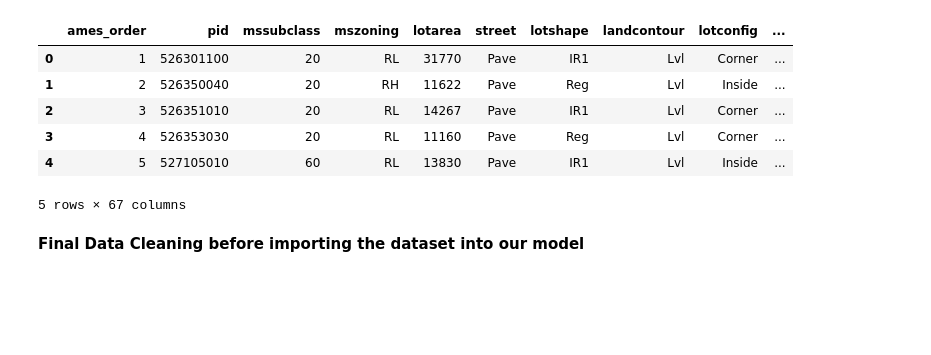
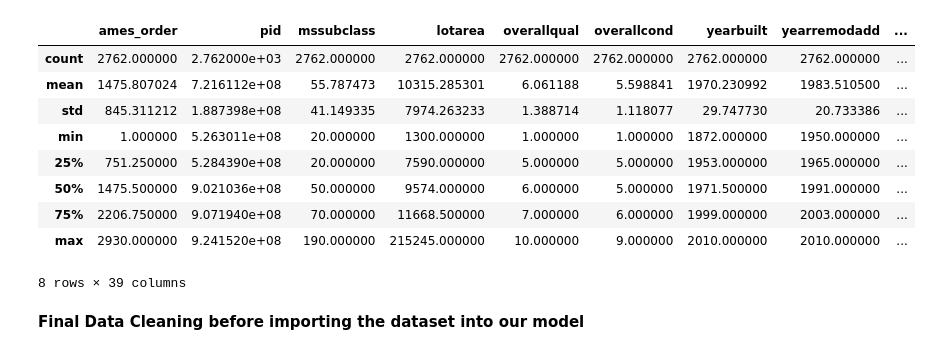
Before and after one commit to yajingran/group_2_final_project, a Jupyter notebook: Deep Learning Model - House Price Prediction.ipynb, the cells around one changed output. Saved outputs shown, nothing was run; the diff lists cells and outputs as text; code cells hidden in the pictures; blank space fills up the shorter version.

```diff
--- a/Deep Learning Model - House Price Prediction.ipynb
+++ b/Deep Learning Model - House Price Prediction.ipynb
@@ -44,14 +44,18 @@ import csv
 # %%
 df = pd.read_csv('Resources/cleaned_ames_dataset.csv')
 df.head()
+df.describe()
 # %% [output]
-|  | ames_order | pid | mssubclass | mszoning | lotarea | street | lotshape | landcontour | lotconfig | ... |
-| 0 | 1 | 526301100 | 20 | RL | 31770 | Pave | IR1 | Lvl | Corner | ... |
-| 1 | 2 | 526350040 | 20 | RH | 11622 | Pave | Reg | Lvl | Inside | ... |
-| 2 | 3 | 526351010 | 20 | RL | 14267 | Pave | IR1 | Lvl | Corner | ... |
-| 3 | 4 | 526353030 | 20 | RL | 11160 | Pave | Reg | Lvl | Corner | ... |
-| 4 | 5 | 527105010 | 60 | RL | 13830 | Pave | IR1 | Lvl | Inside | ... |
+|  | ames_order | pid | mssubclass | lotarea | overallqual | overallcond | yearbuilt | yearremodadd | ... |
+| count | 2762.000000 | 2.762000e+03 | 2762.000000 | 2762.000000 | 2762.000000 | 2762.000000 | 2762.000000 | 2762.000000 | ... |
+| mean | 1475.807024 | 7.216112e+08 | 55.787473 | 10315.285301 | 6.061188 | 5.598841 | 1970.230992 | 1983.510500 | ... |
+| std | 845.311212 | 1.887398e+08 | 41.149335 | 7974.263233 | 1.388714 | 1.118077 | 29.747730 | 20.733386 | ... |
+| min | 1.000000 | 5.263011e+08 | 20.000000 | 1300.000000 | 1.000000 | 1.000000 | 1872.000000 | 1950.000000 | ... |
+| 25% | 751.250000 | 5.284390e+08 | 20.000000 | 7590.000000 | 5.000000 | 5.000000 | 1953.000000 | 1965.000000 | ... |
+| 50% | 1475.500000 | 9.021036e+08 | 50.000000 | 9574.000000 | 6.000000 | 5.000000 | 1971.500000 | 1991.000000 | ... |
+| 75% | 2206.750000 | 9.071940e+08 | 70.000000 | 11668.500000 | 7.000000 | 6.000000 | 1999.000000 | 2003.000000 | ... |
+| max | 2930.000000 | 9.241520e+08 | 190.000000 | 215245.000000 | 10.000000 | 9.000000 | 2010.000000 | 2010.000000 | ... |
-5 rows × 67 columns
+8 rows × 39 columns
 # %% [markdown]
 **Final Data Cleaning before importing the dataset into our model**
 # %%
```
Also changed, not shown: parts of 8 cells of this notebook, 5 other files.
